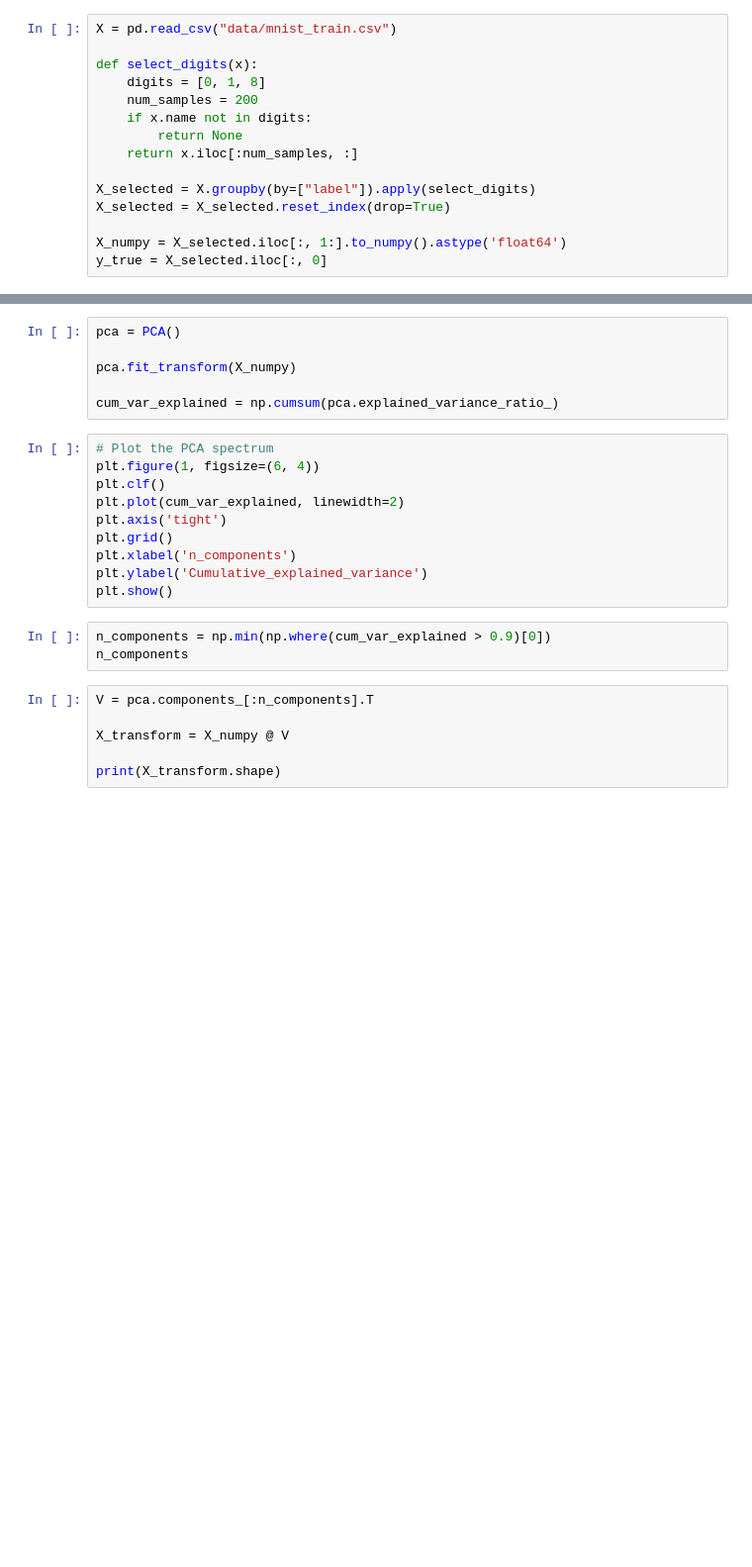
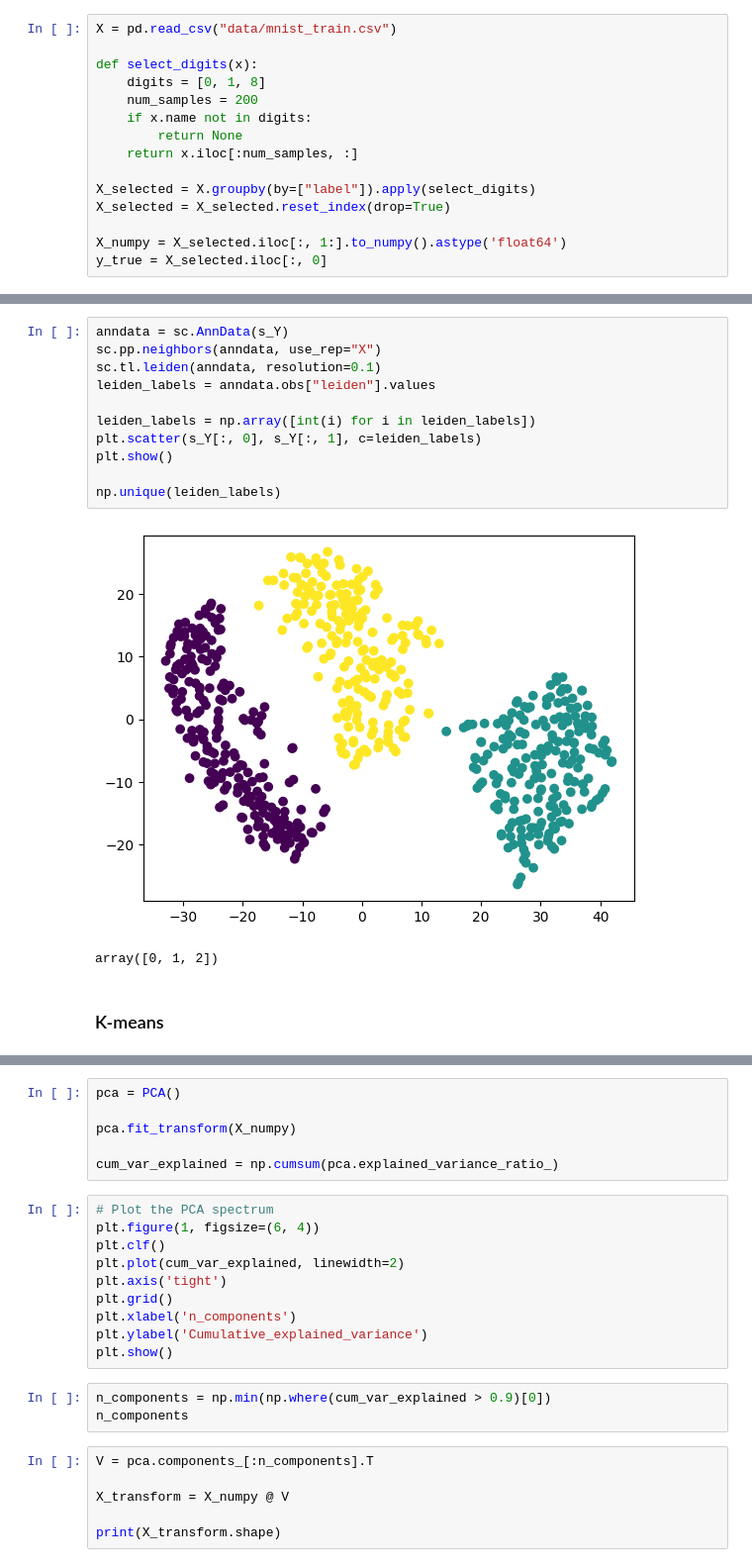
Before and after one commit to just1ce415/MMML_project, a Jupyter notebook: demo_tsne.ipynb, the cells around one changed output, grey strips where cells are left out. Shown: that part at 99% size. Drawn from its saved outputs; the diff is of its cells as text; blank space fills up the shorter version.

```diff
--- a/demo_tsne.ipynb
+++ b/demo_tsne.ipynb
@@ -39,0 +142,16 @@ print(X_numpy.shape)
+# %%
+anndata = sc.AnnData(s_Y)
+sc.pp.neighbors(anndata, use_rep="X")
+sc.tl.leiden(anndata, resolution=0.1)
+leiden_labels = anndata.obs["leiden"].values
+
+leiden_labels = np.array([int(i) for i in leiden_labels])
+plt.scatter(s_Y[:, 0], s_Y[:, 1], c=leiden_labels)
+plt.show()
+
+np.unique(leiden_labels)
+# %% [output]
+[figure, added]
+array([0, 1, 2])
+# %% [markdown]
+### K-means
```
Also changed, not shown: parts of 27 cells of this notebook, 2 other files.
